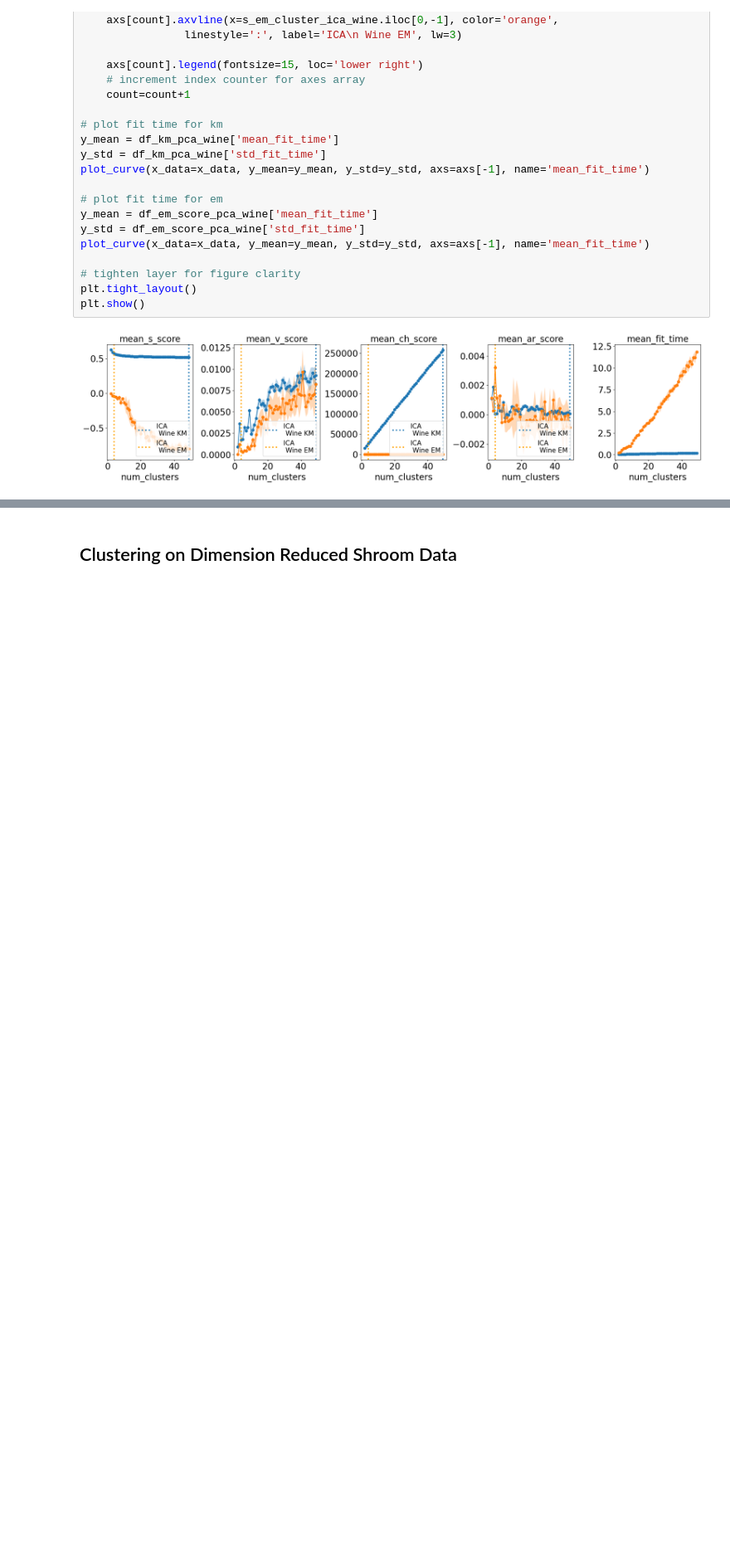
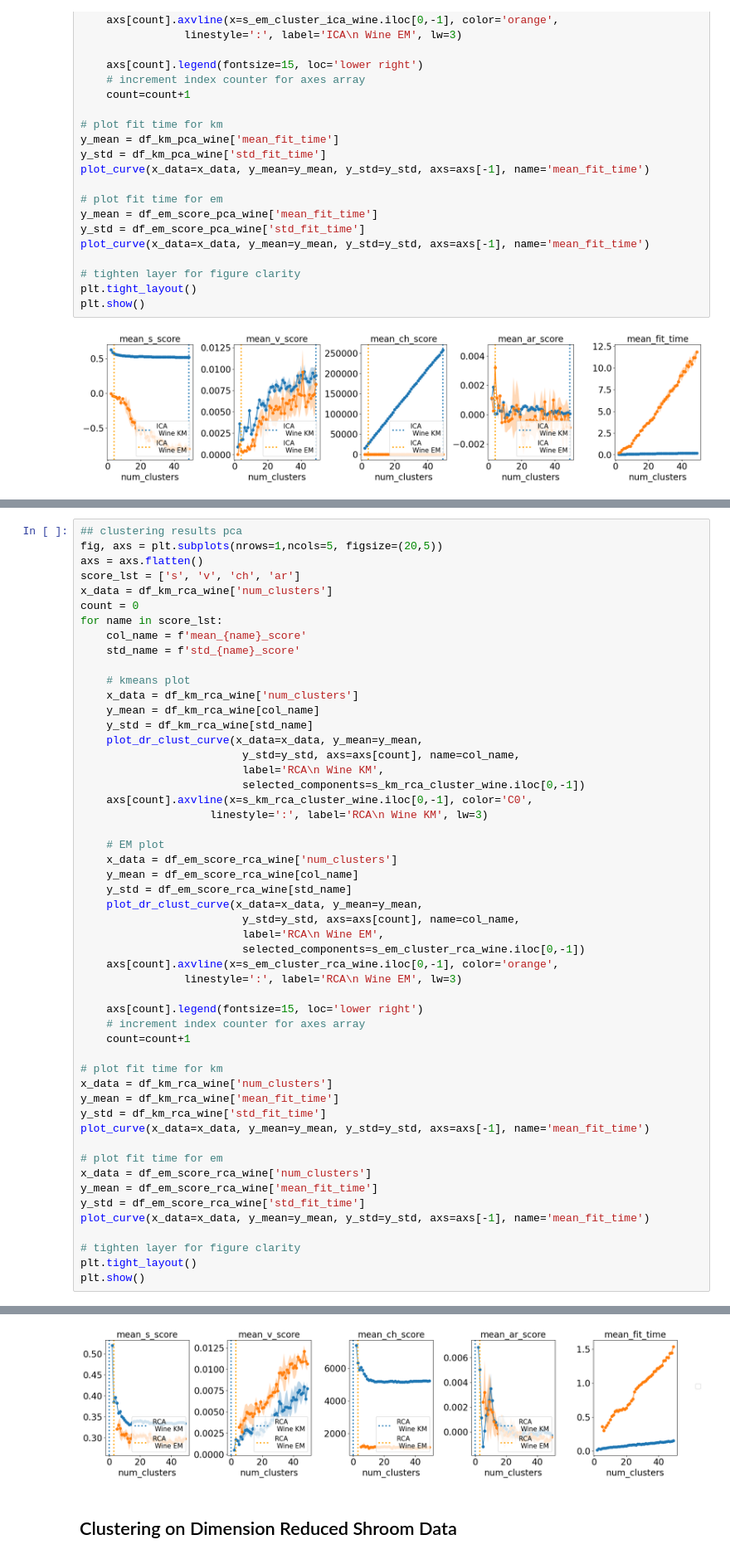
Before and after one commit to lboadi2/machine_learning, a Jupyter notebook: 3_unsupervised_learning/visuals.ipynb, the cells around one changed output, grey strips where cells are left out. Shown at 83% size. Cells and saved outputs as stored; diff of their text form; blank space fills up the shorter version.

```diff
--- a/3_unsupervised_learning/visuals.ipynb
+++ b/3_unsupervised_learning/visuals.ipynb
@@ -729,0 +786,53 @@ plt.show()
+# %%
+## clustering results pca
+fig, axs = plt.subplots(nrows=1,ncols=5, figsize=(20,5))
+axs = axs.flatten()
+score_lst = ['s', 'v', 'ch', 'ar']
+x_data = df_km_rca_wine['num_clusters']
+count = 0
+for name in score_lst:
+    col_name = f'mean_{name}_score'
+    std_name = f'std_{name}_score'
+
+    # kmeans plot
+    x_data = df_km_rca_wine['num_clusters']
+    y_mean = df_km_rca_wine[col_name]
+    y_std = df_km_rca_wine[std_name]
+    plot_dr_clust_curve(x_data=x_data, y_mean=y_mean,
+                         y_std=y_std, axs=axs[count], name=col_name,
+                         label='RCA\n Wine KM',
+                         selected_components=s_km_rca_cluster_wine.iloc[0,-1])
+    axs[count].axvline(x=s_km_rca_cluster_wine.iloc[0,-1], color='C0',
+                    linestyle=':', label='RCA\n Wine KM', lw=3)
+
+    # EM plot
+    x_data = df_em_score_rca_wine['num_clusters']
+    y_mean = df_em_score_rca_wine[col_name]
+    y_std = df_em_score_rca_wine[std_name]
+    plot_dr_clust_curve(x_data=x_data, y_mean=y_mean,
+                         y_std=y_std, axs=axs[count], name=col_name,
+                         label='RCA\n Wine EM',
+                         selected_components=s_em_cluster_rca_wine.iloc[0,-1])
+    axs[count].axvline(x=s_em_cluster_rca_wine.iloc[0,-1], color='orange',
+                linestyle=':', label='RCA\n Wine EM', lw=3)
+
+    axs[count].legend(fontsize=15, loc='lower right')
+    # increment index counter for axes array
+    count=count+1
+
+# plot fit time for km
+x_data = df_km_rca_wine['num_clusters']
+y_mean = df_km_rca_wine['mean_fit_time']
+y_std = df_km_rca_wine['std_fit_time']
+plot_curve(x_data=x_data, y_mean=y_mean, y_std=y_std, axs=axs[-1], name='mean_fit_time')
+
+# plot fit time for em
+x_data = df_em_score_rca_wine['num_clusters']
+y_mean = df_em_score_rca_wine['mean_fit_time']
+y_std = df_em_score_rca_wine['std_fit_time']
+plot_curve(x_data=x_data, y_mean=y_mean, y_std=y_std, axs=axs[-1], name='mean_fit_time')
+
+# tighten layer for figure clarity
+plt.tight_layout()
+plt.show()
+# %% [output]
@@ -730,3 +841,4 @@ plt.show()
+[figure, added]
 # %% [markdown]
 ## Clustering on Dimension Reduced Shroom Data
 # %%
```
Also changed, not shown: parts of 12 cells of this notebook.
